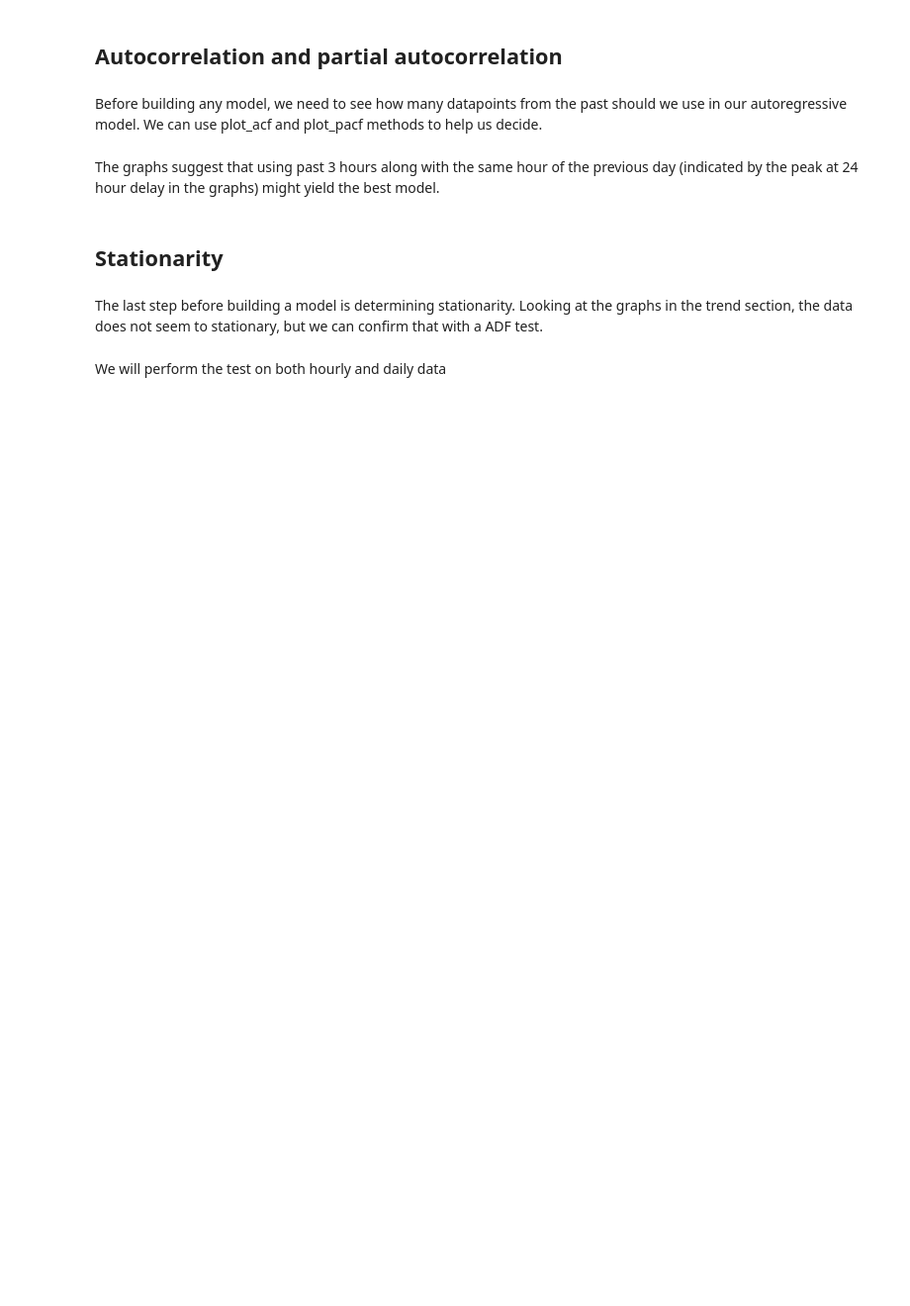
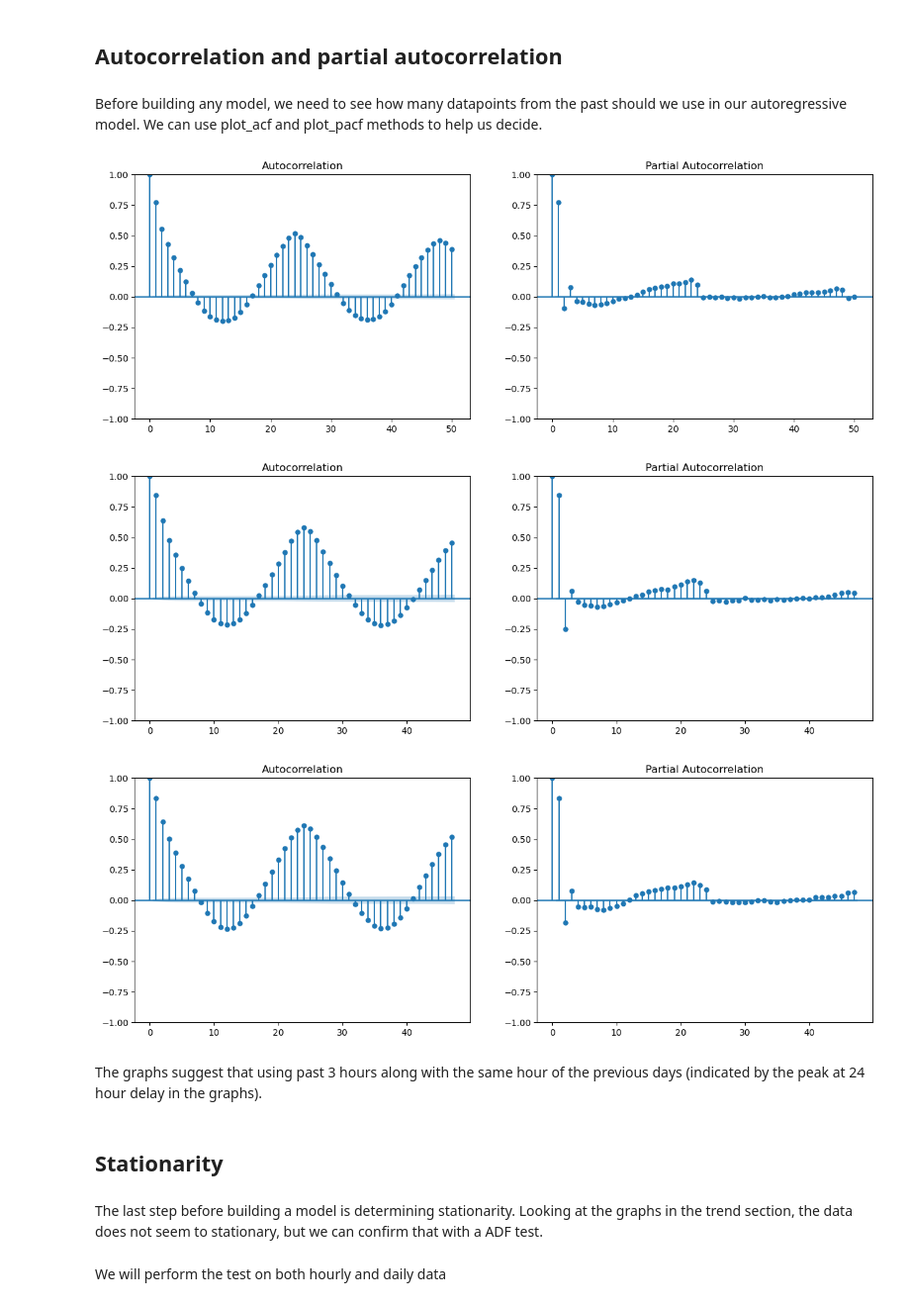
Before and after one commit to vilim-cro/Energy-and-Mobility, a Jupyter notebook: src/Section2b_Regression.ipynb, the cells around one changed output. Shown at 99% size. Saved outputs shown, nothing was run; the diff lists cells and outputs as text; code cells hidden in the pictures; blank space fills up the shorter version.

```diff
--- a/src/Section2b_Regression.ipynb
+++ b/src/Section2b_Regression.ipynb
@@ -158,5 +195,12 @@ plot_autocorrelations(hourly_consumption_by_station["PALO ALTO CA / RINCONADA LI
+# %%
+for station_name in selected_stations:
+    plot_autocorrelations(hourly_consumption_by_station[station_name])
+# %% [output]
+[figure, added]
+[figure, added]
+[figure, added]
 # %% [markdown]
-The graphs suggest that using past 3 hours along with the same hour of the previous day (indicated by the peak at 24 hour delay in the graphs) might yield the best model.
+The graphs suggest that using past 3 hours along with the same hour of the previous days (indicated by the peak at 24 hour delay in the graphs).
 # %% [markdown]
 ## Stationarity
 # %% [markdown]
```
Also changed, not shown: parts of 45 cells of this notebook.
